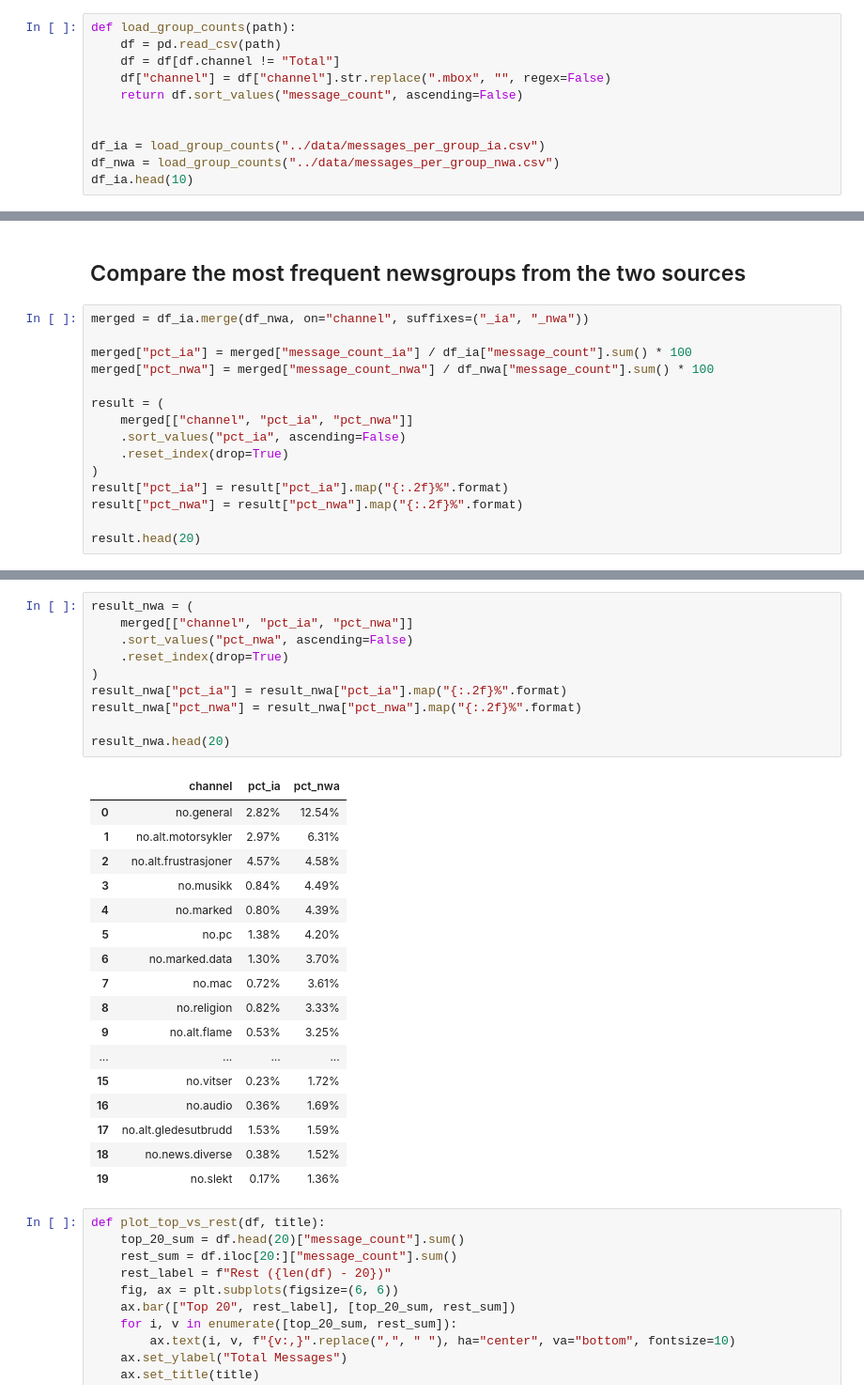
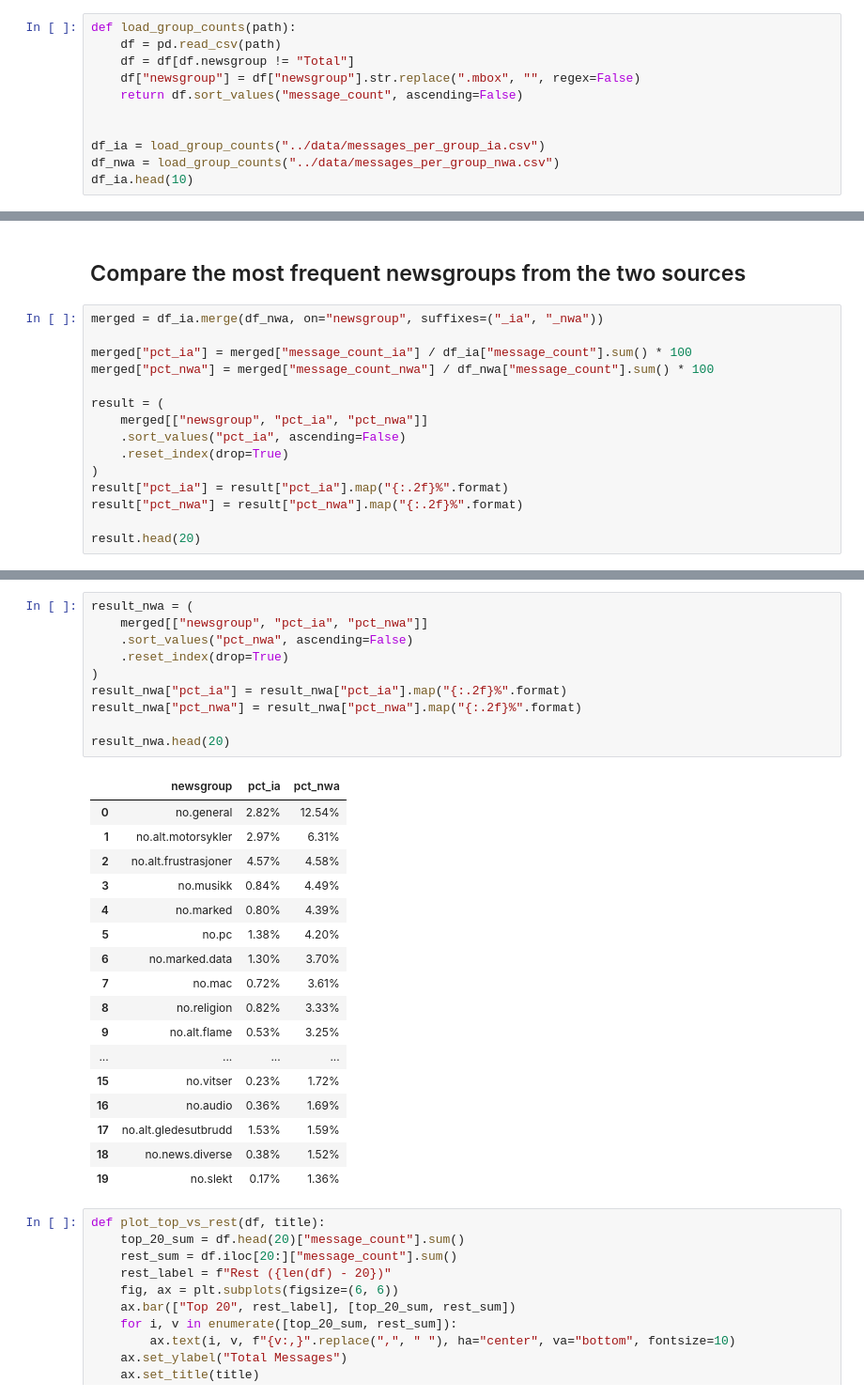
Before and after one commit to NationalLibraryOfNorway/norwegian_usenet, a Jupyter notebook: notebooks/messages_per_group.ipynb, the cells around one changed output, grey strips where cells are left out. Shown at 94% size. Drawn from its saved outputs; the diff is of its cells as text.

```diff
--- a/notebooks/messages_per_group.ipynb
+++ b/notebooks/messages_per_group.ipynb
@@ -9,8 +9,8 @@ import numpy as np
 # %%
 def load_group_counts(path):
     df = pd.read_csv(path)
-    df = df[df.channel != "Total"]
-    df["channel"] = df["channel"].str.replace(".mbox", "", regex=False)
+    df = df[df.newsgroup != "Total"]
+    df["newsgroup"] = df["newsgroup"].str.replace(".mbox", "", regex=False)
     return df.sort_values("message_count", ascending=False)
 
 
@@ -49,13 +49,13 @@ NWA only:       23
 # %% [markdown]
 ## Compare the most frequent newsgroups from the two sources
 # %%
-merged = df_ia.merge(df_nwa, on="channel", suffixes=("_ia", "_nwa"))
+merged = df_ia.merge(df_nwa, on="newsgroup", suffixes=("_ia", "_nwa"))
 
 merged["pct_ia"] = merged["message_count_ia"] / df_ia["message_count"].sum() * 100
 merged["pct_nwa"] = merged["message_count_nwa"] / df_nwa["message_count"].sum() * 100
 
 result = (
-    merged[["channel", "pct_ia", "pct_nwa"]]
+    merged[["newsgroup", "pct_ia", "pct_nwa"]]
     .sort_values("pct_ia", ascending=False)
     .reset_index(drop=True)
 )
@@ -83,16 +83,16 @@ result.head(20)
 | 19 | no.alt.katter | 0.62% | 0.31% |
 # %%
 result_nwa = (
-    merged[["channel", "pct_ia", "pct_nwa"]]
+    merged[["newsgroup", "pct_ia", "pct_nwa"]]
     .sort_values("pct_nwa", ascending=False)
     .reset_index(drop=True)
 )
 result_nwa["pct_ia"] = result_nwa["pct_ia"].map("{:.2f}%".format)
 result_nwa["pct_nwa"] = result_nwa["pct_nwa"].map("{:.2f}%".format)
 
 result_nwa.head(20)
 # %% [output]
-|  | channel | pct_ia | pct_nwa |
+|  | newsgroup | pct_ia | pct_nwa |
 | 0 | no.general | 2.82% | 12.54% |
 | 1 | no.alt.motorsykler | 2.97% | 6.31% |
 | 2 | no.alt.frustrasjoner | 4.57% | 4.58% |
```
Also changed, not shown: parts of 3 cells of this notebook, 4 other files.
